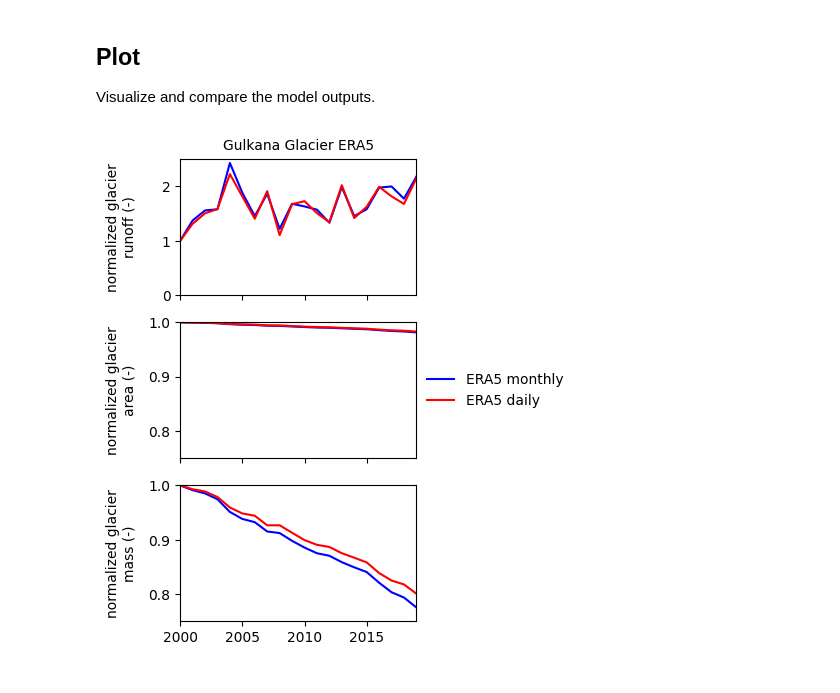
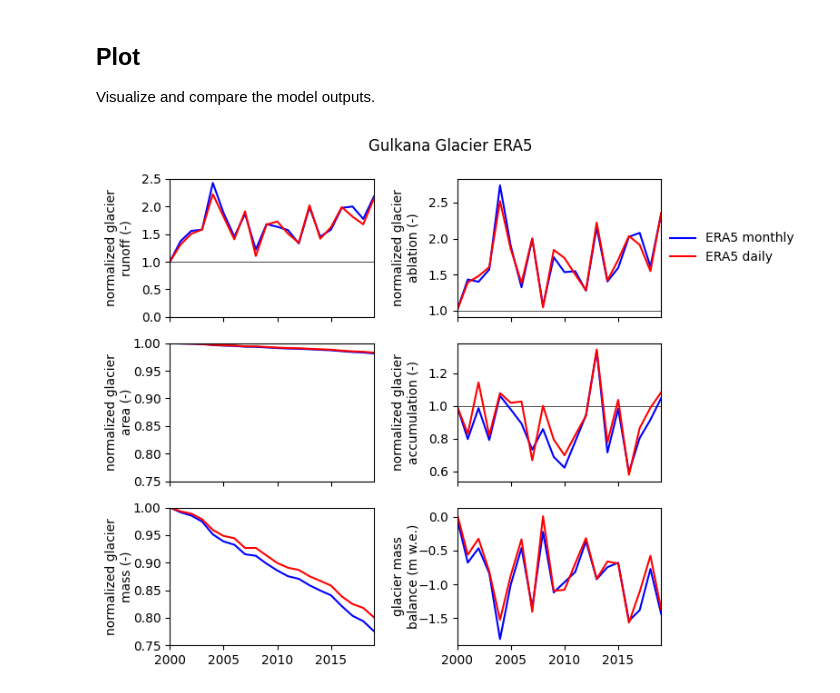
Before and after one commit to PyGEM-Community/PyGEM-notebooks, a Jupyter notebook: simple_test_daily.ipynb, the cells around one changed output. Cells and saved outputs as stored; diff of their text form; code cells hidden in the pictures.

Commit message:
Improved plotting for simple_test_daily

```diff
--- a/simple_test_daily.ipynb
+++ b/simple_test_daily.ipynb
@@ -276,6 +317,9 @@ ds_monthly_sum = ds_monthly['glac_runoff'][0].resample(time='YE').sum('time') #
 annual_runoff_monthly = ds_monthly_sum.values # append annual runoff to list
 annual_area_monthly = ds_monthly['glac_area_annual'][0].values[1:] # pull annual area
 annual_mass_monthly = ds_monthly['glac_mass_annual'][0].values[1:] # pull annual mass
+annual_abl_monthly = ds_monthly['glac_melt'][0].resample(time='YE').sum('time').values # monthly melt
+annual_acc_monthly = ds_monthly['glac_acc'][0].resample(time='YE').sum('time').values # monthly accumulation
+annual_cmb_monthly = ds_monthly['glac_massbaltotal'][0].resample(time='YE').sum('time').values/annual_area_monthly # monthly mass balance
 year_monthly = (ds_monthly.year.values[:-1:]) # pull years
 
 # --- get daily data simulation output ---
@@ -284,33 +328,56 @@ ds_daily_sum = ds_daily['glac_runoff'][0].resample(time='YE').sum('time') # mont
 annual_runoff_daily = ds_daily_sum.values # append annual runoff to list
 annual_area_daily = ds_daily['glac_area_annual'][0].values[1:] # pull annual area
 annual_mass_daily = ds_daily['glac_mass_annual'][0].values[1:] # pull annual mass
+annual_abl_daily = ds_daily['glac_melt'][0].resample(time='YE').sum('time').values # monthly melt
+annual_acc_daily = ds_daily['glac_acc'][0].resample(time='YE').sum('time').values # monthly accumulation
+annual_cmb_daily = ds_daily['glac_massbaltotal'][0].resample(time='YE').sum('time').values/annual_area_daily # monthly mass balance
+
 year_daily = (ds_daily.year.values[:-1:]) # pull years
 # %%
 # create 3 x 1 plot with runoff, area, mass
-fig,ax = plt.subplots(3,figsize=(3.5,6),sharex=True)
+fig,ax = plt.subplots(3,2,figsize=(8,6),sharex=True, sharey=False)
+ax = ax.flatten()
+
 ax[0].plot(year_monthly, annual_runoff_monthly/annual_runoff_monthly[0], c='b')
 ax[0].plot(year_daily, annual_runoff_daily/annual_runoff_daily[0], c='r')
-ax[1].plot(year_monthly, annual_area_monthly/annual_area_monthly[0], c='b')
-ax[1].plot(year_daily, annual_area_daily/annual_area_daily[0], c='r')
-ax[2].plot(year_monthly, annual_mass_monthly/annual_mass_monthly[0], c='b')
-ax[2].plot(year_daily, annual_mass_daily/annual_mass_daily[0], c='r')
+ax[2].plot(year_monthly, annual_area_monthly/annual_area_monthly[0], c='b')
+ax[2].plot(year_daily, annual_area_daily/annual_area_daily[0], c='r')
+ax[4].plot(year_monthly, annual_mass_monthly/annual_mass_monthly[0], c='b')
+ax[4].plot(year_daily, annual_mass_daily/annual_mass_daily[0], c='r')
+
+# plot right column
+ax[1].plot(year_monthly, annual_abl_monthly/annual_abl_monthly[0], c='b')
+ax[1].plot(year_daily, annual_abl_daily/annual_abl_daily[0], c='r')
+ax[3].plot(year_monthly, annual_acc_monthly/annual_acc_monthly[0], c='b')
+ax[3].plot(year_daily, annual_acc_daily/annual_acc_daily[0], c='r')
+ax[5].plot(year_monthly, annual_cmb_monthly, c='b')
+ax[5].plot(year_daily, annual_cmb_daily, c='r')
+
+# add xlines
+ax[0].axhline(1, c='k', ls='-', lw=0.5, zorder=0)
+ax[1].axhline(1, c='k', ls='-', lw=0.5, zorder=0)
+ax[3].axhline(1, c='k', ls='-', lw=0.5, zorder=0)
 
 # create legend
 ax[1].plot([],[], c='b', label='ERA5 monthly')
 ax[1].plot([],[], c='r', label='ERA5 daily')
 ax[1].legend(loc='center left', bbox_to_anchor=(1.02, 0.5), frameon=False, borderaxespad=0)
 
 # set x axis limits to temporal extent of our data
 ax[0].set_ylim([0,2.5])
-ax[1].set_ylim([0.75,1])
 ax[2].set_ylim([0.75,1])
+ax[4].set_ylim([0.75,1])
 ax[0].set_xlim([2000,2019])
 
 # add labels
 ax[0].text(-0.25, 0.5, 'normalized glacier\nrunoff (-)', va='center', ha='center', rotation=90, transform=ax[0].transAxes)
-ax[1].text(-0.25, 0.5, 'normalized glacier\narea (-)', va='center', ha='center', rotation=90, transform=ax[1].transAxes)
-ax[2].text(-0.25, 0.5, 'normalized glacier\nmass (-)', va='center', ha='center', rotation=90, transform=ax[2].transAxes)
-ax[0].text(.5, 1.1, 'Gulkana Glacier ERA5', va='center', ha='center', rotation=0, transform=ax[0].transAxes)
+ax[2].text(-0.25, 0.5, 'normalized glacier\narea (-)', va='center', ha='center', rotation=90, transform=ax[2].transAxes)
+ax[4].text(-0.25, 0.5, 'normalized glacier\nmass (-)', va='center', ha='center', rotation=90, transform=ax[4].transAxes)
+ax[1].text(-0.25, 0.5, 'normalized glacier\nablation (-)', va='center', ha='center', rotation=90, transform=ax[1].transAxes)
+ax[3].text(-0.25, 0.5, 'normalized glacier\naccumulation (-)', va='center', ha='center', rotation=90, transform=ax[3].transAxes)
+ax[5].text(-0.25, 0.5, 'glacier mass\nbalance (m w.e.)', va='center', ha='center', rotation=90, transform=ax[5].transAxes)
+fig.suptitle('Gulkana Glacier ERA5', va='center', ha='center', rotation=0,)
 fig.subplots_adjust(right=0.8)
+fig.tight_layout()
 # %% [output]
-[figure, old version]
+[figure, new version]
```
Also changed, not shown: parts of 8 cells of this notebook.
